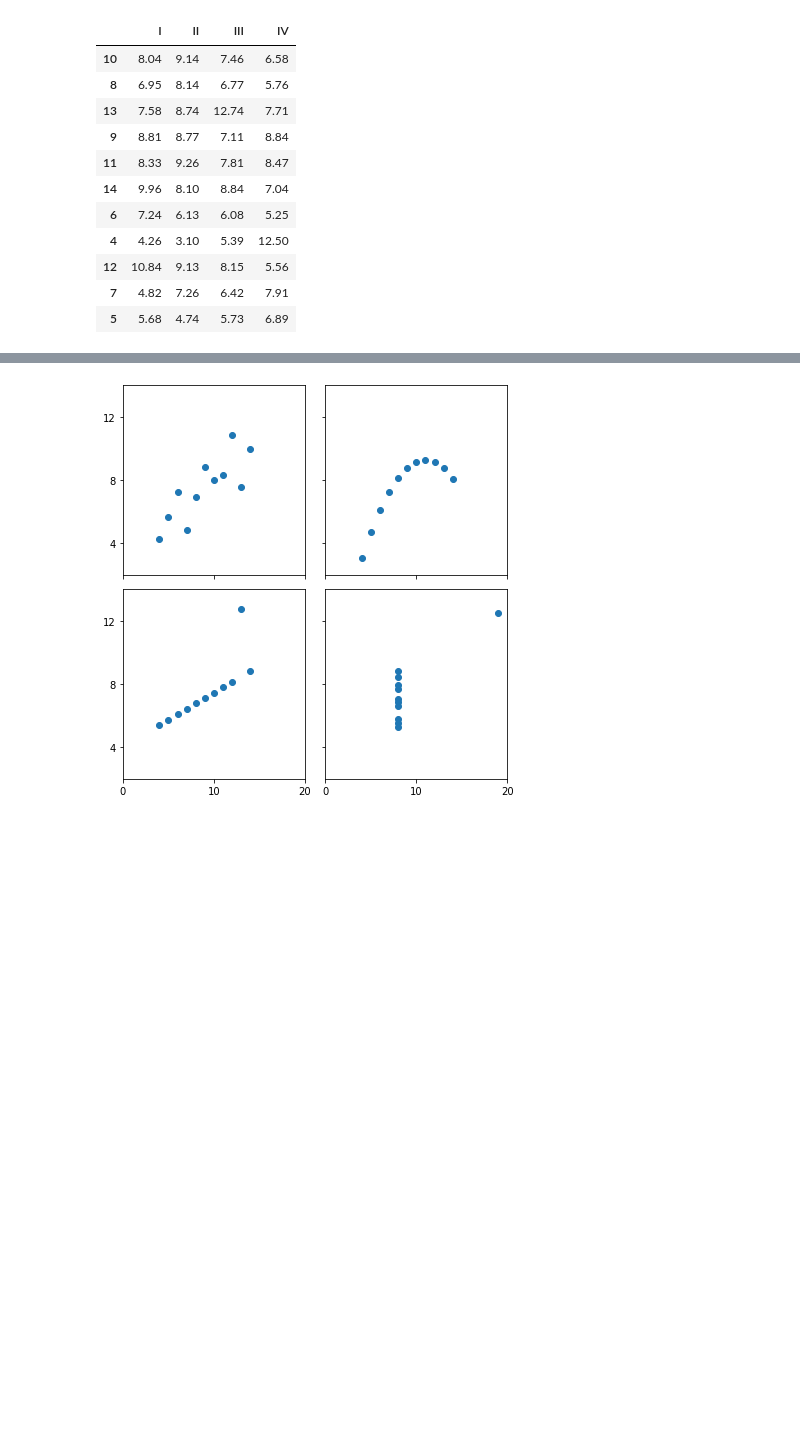
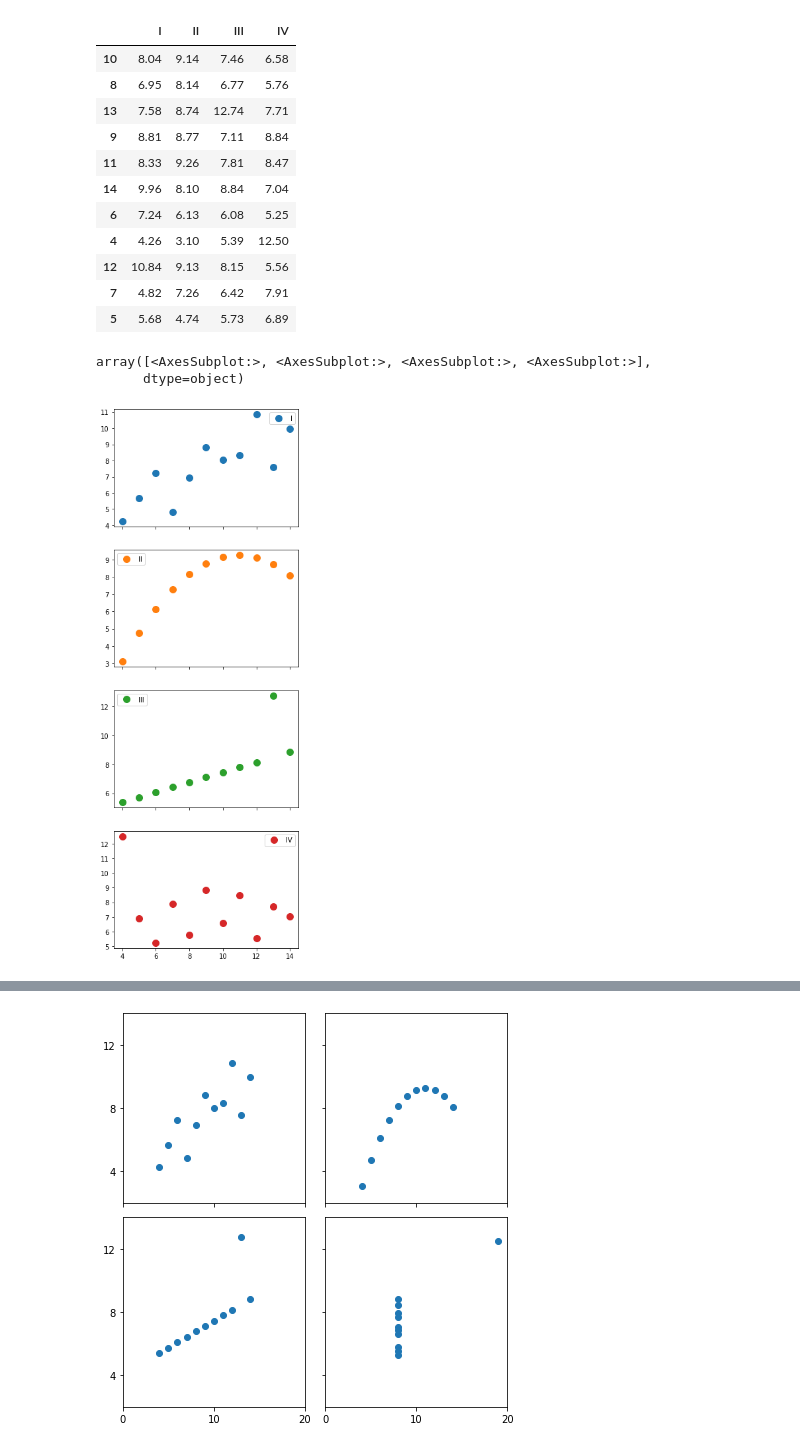
Before and after one commit to grocholskaaleksandra/MachineLearningIntro, a Jupyter notebook: Class_notes/01_warm_up.ipynb, the cells around one changed output, grey strips where cells are left out. Cells and saved outputs as stored; diff of their text form; code cells hidden in the pictures; blank space fills up the shorter version.

```diff
--- a/Class_notes/01_warm_up.ipynb
+++ b/Class_notes/01_warm_up.ipynb
@@ -9,25 +11,33 @@ y3 = [7.46, 6.77, 12.74, 7.11, 7.81, 8.84, 6.08, 5.39, 8.15, 6.42, 5.73]
 x4 = [8, 8, 8, 8, 8, 8, 8, 19, 8, 8, 8]
 y4 = [6.58, 5.76, 7.71, 8.84, 8.47, 7.04, 5.25, 12.50, 5.56, 7.91, 6.89]
 # %%
-df_dict = {
+df_dict = { # assign list to dict
     'I': y1,
     'II': y2,
     'III': y3,
     'IV': y4
 }
-anscombe_df = pd.DataFrame(df_dict, index=x)
-anscombe_df
+anscombe_df = pd.DataFrame(df_dict, index=x) # create df from dict
+display(anscombe_df)
+
+#generate the plots
+anscombe_df.plot(subplots = True, figsize = (5,15), style = "o", ms = 10)
+#subplots true allows for generating the plots sepatately per series
+#instead of placing all the elements on one chart
 # %% [output]
 |  | I | II | III | IV |
 | 10 | 8.04 | 9.14 | 7.46 | 6.58 |
 | 8 | 6.95 | 8.14 | 6.77 | 5.76 |
 | 13 | 7.58 | 8.74 | 12.74 | 7.71 |
 | 9 | 8.81 | 8.77 | 7.11 | 8.84 |
 | 11 | 8.33 | 9.26 | 7.81 | 8.47 |
 | 14 | 9.96 | 8.10 | 8.84 | 7.04 |
 | 6 | 7.24 | 6.13 | 6.08 | 5.25 |
 | 4 | 4.26 | 3.10 | 5.39 | 12.50 |
 | 12 | 10.84 | 9.13 | 8.15 | 5.56 |
 | 7 | 4.82 | 7.26 | 6.42 | 7.91 |
 | 5 | 5.68 | 4.74 | 5.73 | 6.89 |
+array([<AxesSubplot:>, <AxesSubplot:>, <AxesSubplot:>, <AxesSubplot:>],
+      dtype=object)
+[figure, added]
 # %%
```
Also changed, not shown: parts of 9 cells of this notebook.
